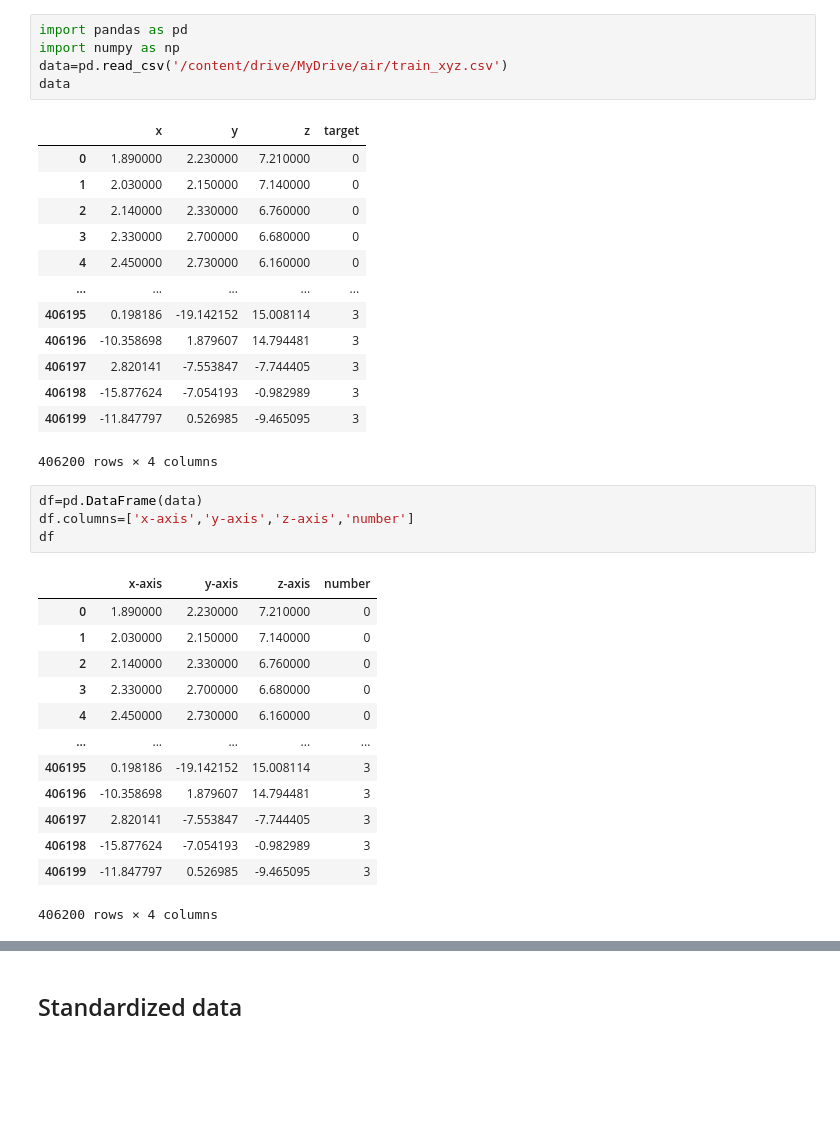
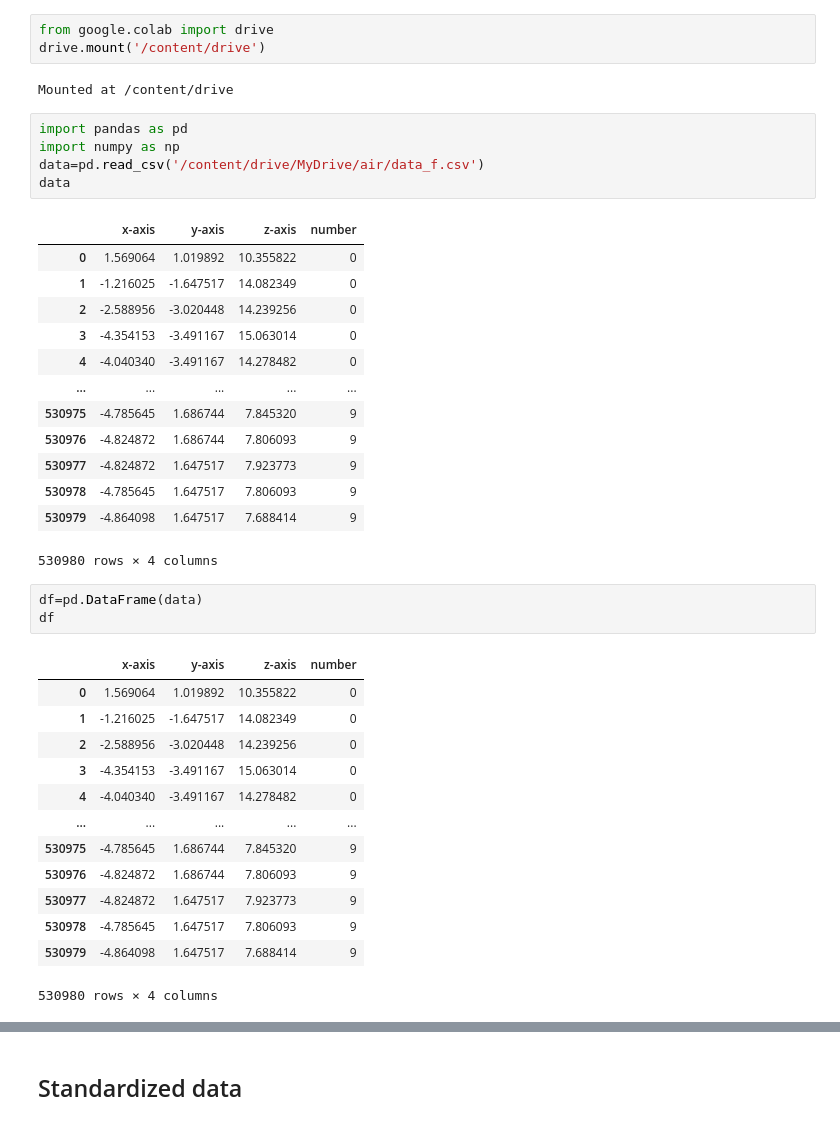
Before and after one commit to Rahul2003s/Air_writing, a Jupyter notebook: train.ipynb, the cells around one changed output, grey strips where cells are left out. Cells and saved outputs as stored; diff of their text form; blank space fills up the shorter version.

Commit message:
training

```diff
--- a/train.ipynb
+++ b/train.ipynb
@@ -4,40 +1,44 @@ Mounted at /content/drive
+# %%
+from google.colab import drive
+drive.mount('/content/drive')
+# %% [output]
+Mounted at /content/drive
 # %%
 import pandas as pd
 import numpy as np
-data=pd.read_csv('/content/drive/MyDrive/air/train_xyz.csv')
+data=pd.read_csv('/content/drive/MyDrive/air/data_f.csv')
 data
 # %% [output]
-|  | x | y | z | target |
-| 0 | 1.890000 | 2.230000 | 7.210000 | 0 |
-| 1 | 2.030000 | 2.150000 | 7.140000 | 0 |
-| 2 | 2.140000 | 2.330000 | 6.760000 | 0 |
-| 3 | 2.330000 | 2.700000 | 6.680000 | 0 |
-| 4 | 2.450000 | 2.730000 | 6.160000 | 0 |
+|  | x-axis | y-axis | z-axis | number |
+| 0 | 1.569064 | 1.019892 | 10.355822 | 0 |
+| 1 | -1.216025 | -1.647517 | 14.082349 | 0 |
+| 2 | -2.588956 | -3.020448 | 14.239256 | 0 |
+| 3 | -4.354153 | -3.491167 | 15.063014 | 0 |
+| 4 | -4.040340 | -3.491167 | 14.278482 | 0 |
 | ... | ... | ... | ... | ... |
-| 406195 | 0.198186 | -19.142152 | 15.008114 | 3 |
-| 406196 | -10.358698 | 1.879607 | 14.794481 | 3 |
-| 406197 | 2.820141 | -7.553847 | -7.744405 | 3 |
-| 406198 | -15.877624 | -7.054193 | -0.982989 | 3 |
-| 406199 | -11.847797 | 0.526985 | -9.465095 | 3 |
+| 530975 | -4.785645 | 1.686744 | 7.845320 | 9 |
+| 530976 | -4.824872 | 1.686744 | 7.806093 | 9 |
+| 530977 | -4.824872 | 1.647517 | 7.923773 | 9 |
+| 530978 | -4.785645 | 1.647517 | 7.806093 | 9 |
+| 530979 | -4.864098 | 1.647517 | 7.688414 | 9 |
-406200 rows × 4 columns
+530980 rows × 4 columns
 # %%
 df=pd.DataFrame(data)
-df.columns=['x-axis','y-axis','z-axis','number']
 df
 # %% [output]
 |  | x-axis | y-axis | z-axis | number |
-| 0 | 1.890000 | 2.230000 | 7.210000 | 0 |
-| 1 | 2.030000 | 2.150000 | 7.140000 | 0 |
-| 2 | 2.140000 | 2.330000 | 6.760000 | 0 |
-| 3 | 2.330000 | 2.700000 | 6.680000 | 0 |
-| 4 | 2.450000 | 2.730000 | 6.160000 | 0 |
+| 0 | 1.569064 | 1.019892 | 10.355822 | 0 |
+| 1 | -1.216025 | -1.647517 | 14.082349 | 0 |
+| 2 | -2.588956 | -3.020448 | 14.239256 | 0 |
+| 3 | -4.354153 | -3.491167 | 15.063014 | 0 |
+| 4 | -4.040340 | -3.491167 | 14.278482 | 0 |
 | ... | ... | ... | ... | ... |
-| 406195 | 0.198186 | -19.142152 | 15.008114 | 3 |
-| 406196 | -10.358698 | 1.879607 | 14.794481 | 3 |
-| 406197 | 2.820141 | -7.553847 | -7.744405 | 3 |
-| 406198 | -15.877624 | -7.054193 | -0.982989 | 3 |
-| 406199 | -11.847797 | 0.526985 | -9.465095 | 3 |
+| 530975 | -4.785645 | 1.686744 | 7.845320 | 9 |
+| 530976 | -4.824872 | 1.686744 | 7.806093 | 9 |
+| 530977 | -4.824872 | 1.647517 | 7.923773 | 9 |
+| 530978 | -4.785645 | 1.647517 | 7.806093 | 9 |
+| 530979 | -4.864098 | 1.647517 | 7.688414 | 9 |
-406200 rows × 4 columns
+530980 rows × 4 columns
 # %%
 df['number'].value_counts()
 # %% [output]
```
Also changed, not shown: parts of 15 cells of this notebook.
